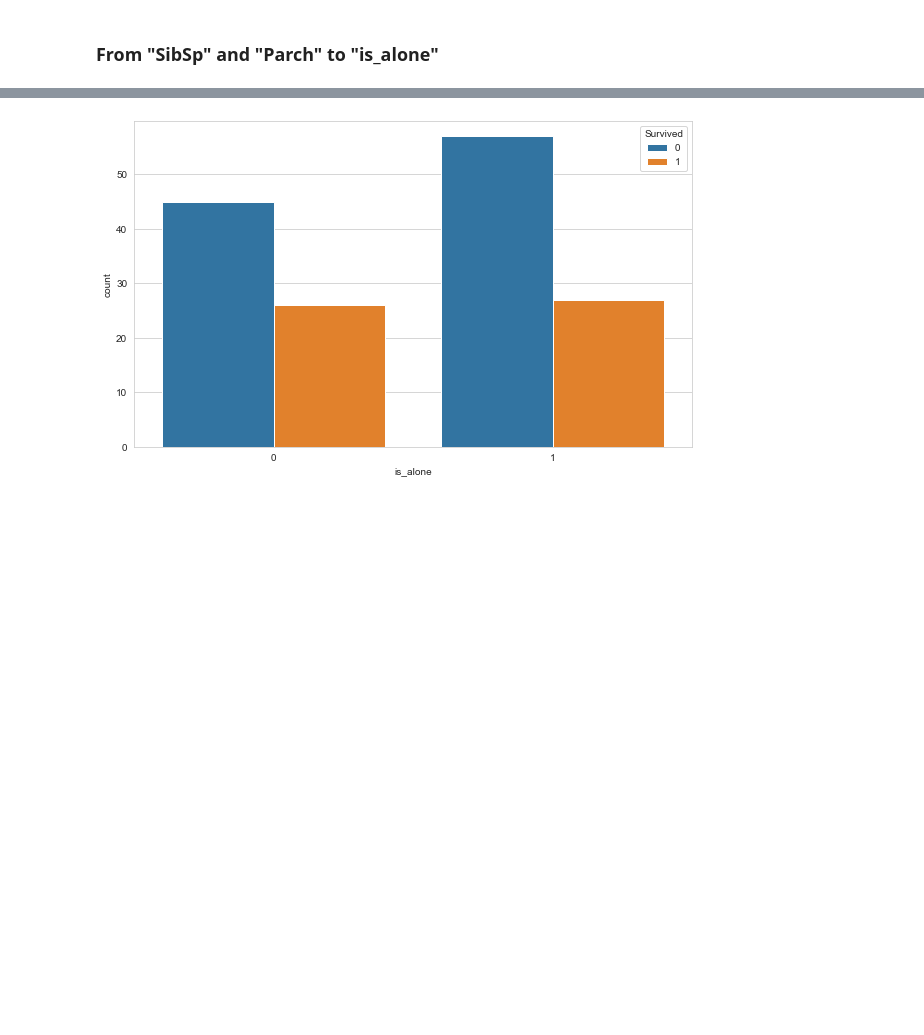
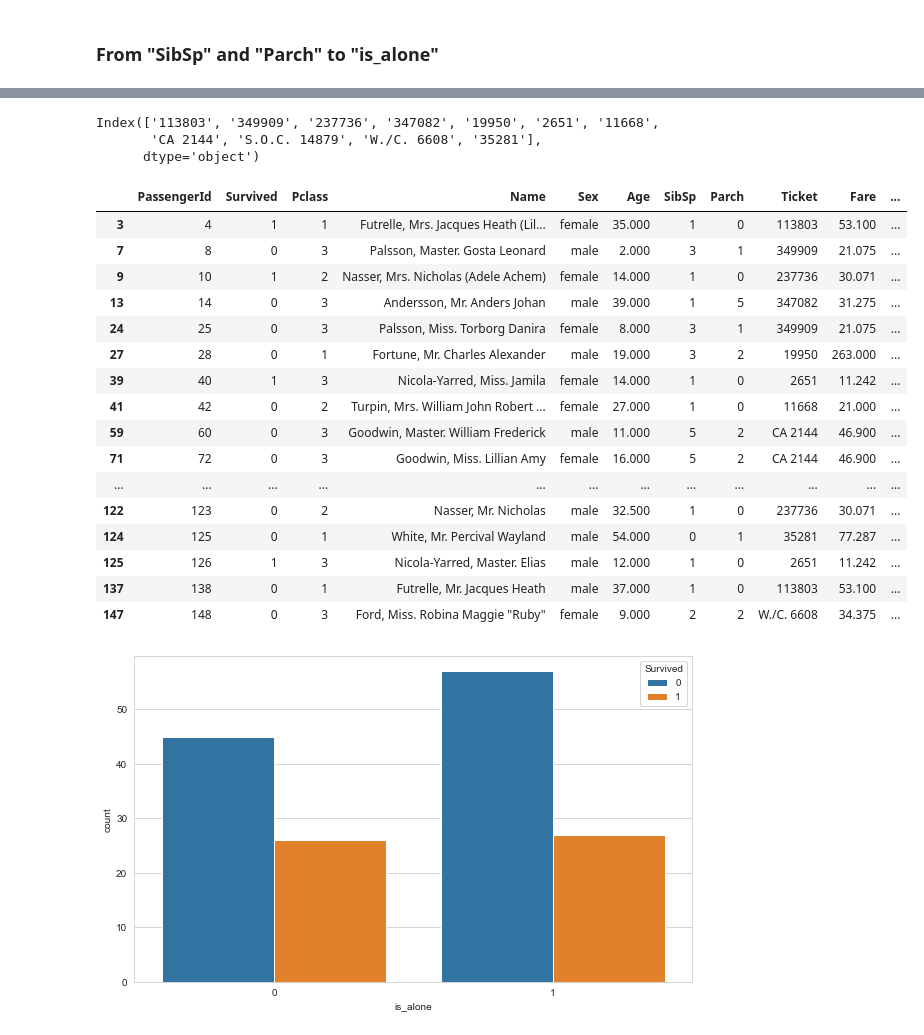
Before and after one commit to ilknurozcelik/DA_PANDAS, a Jupyter notebook: DAwPy_S12_(Recap_EDA_on_Titanic_Dataset)-ilknur.ipynb, the cells around one changed output, grey strips where cells are left out. Saved outputs shown, nothing was run; the diff lists cells and outputs as text; code cells hidden in the pictures; blank space fills up the shorter version.

```diff
--- a/DAwPy_S12_(Recap_EDA_on_Titanic_Dataset)-ilknur.ipynb
+++ b/DAwPy_S12_(Recap_EDA_on_Titanic_Dataset)-ilknur.ipynb
@@ -649,3 +769,29 @@ sns.countplot(data=df, x='is_group', hue='Survived');
+# %%
+df[df.is_group == 1].Ticket.value_counts().index
+# %% [output]
+Index(['113803', '349909', '237736', '347082', '19950', '2651', '11668',
+       'CA 2144', 'S.O.C. 14879', 'W./C. 6608', '35281'],
+      dtype='object')
+# %%
+df[df.Ticket.isin(df[df.is_group == 1].Ticket.value_counts().index)]
+# %% [output]
+|  | PassengerId | Survived | Pclass | Name | Sex | Age | SibSp | Parch | Ticket | Fare | ... |
+| 3 | 4 | 1 | 1 | Futrelle, Mrs. Jacques Heath (Lil... | female | 35.000 | 1 | 0 | 113803 | 53.100 | ... |
+| 7 | 8 | 0 | 3 | Palsson, Master. Gosta Leonard | male | 2.000 | 3 | 1 | 349909 | 21.075 | ... |
+| 9 | 10 | 1 | 2 | Nasser, Mrs. Nicholas (Adele Achem) | female | 14.000 | 1 | 0 | 237736 | 30.071 | ... |
+| 13 | 14 | 0 | 3 | Andersson, Mr. Anders Johan | male | 39.000 | 1 | 5 | 347082 | 31.275 | ... |
+| 24 | 25 | 0 | 3 | Palsson, Miss. Torborg Danira | female | 8.000 | 3 | 1 | 349909 | 21.075 | ... |
+| 27 | 28 | 0 | 1 | Fortune, Mr. Charles Alexander | male | 19.000 | 3 | 2 | 19950 | 263.000 | ... |
+| 39 | 40 | 1 | 3 | Nicola-Yarred, Miss. Jamila | female | 14.000 | 1 | 0 | 2651 | 11.242 | ... |
+| 41 | 42 | 0 | 2 | Turpin, Mrs. William John Robert ... | female | 27.000 | 1 | 0 | 11668 | 21.000 | ... |
+| 59 | 60 | 0 | 3 | Goodwin, Master. William Frederick | male | 11.000 | 5 | 2 | CA 2144 | 46.900 | ... |
+| 71 | 72 | 0 | 3 | Goodwin, Miss. Lillian Amy | female | 16.000 | 5 | 2 | CA 2144 | 46.900 | ... |
+| ... | ... | ... | ... | ... | ... | ... | ... | ... | ... | ... | ... |
+| 122 | 123 | 0 | 2 | Nasser, Mr. Nicholas | male | 32.500 | 1 | 0 | 237736 | 30.071 | ... |
+| 124 | 125 | 0 | 1 | White, Mr. Percival Wayland | male | 54.000 | 0 | 1 | 35281 | 77.287 | ... |
+| 125 | 126 | 1 | 3 | Nicola-Yarred, Master. Elias | male | 12.000 | 1 | 0 | 2651 | 11.242 | ... |
+| 137 | 138 | 0 | 1 | Futrelle, Mr. Jacques Heath | male | 37.000 | 1 | 0 | 113803 | 53.100 | ... |
+| 147 | 148 | 0 | 3 | Ford, Miss. Robina Maggie "Ruby" | female | 9.000 | 2 | 2 | W./C. 6608 | 34.375 | ... |
 # %%
 sns.countplot(data=df, x='is_alone', hue='Survived');
 # %% [output]
```
Also changed, not shown: parts of 32 cells of this notebook.
